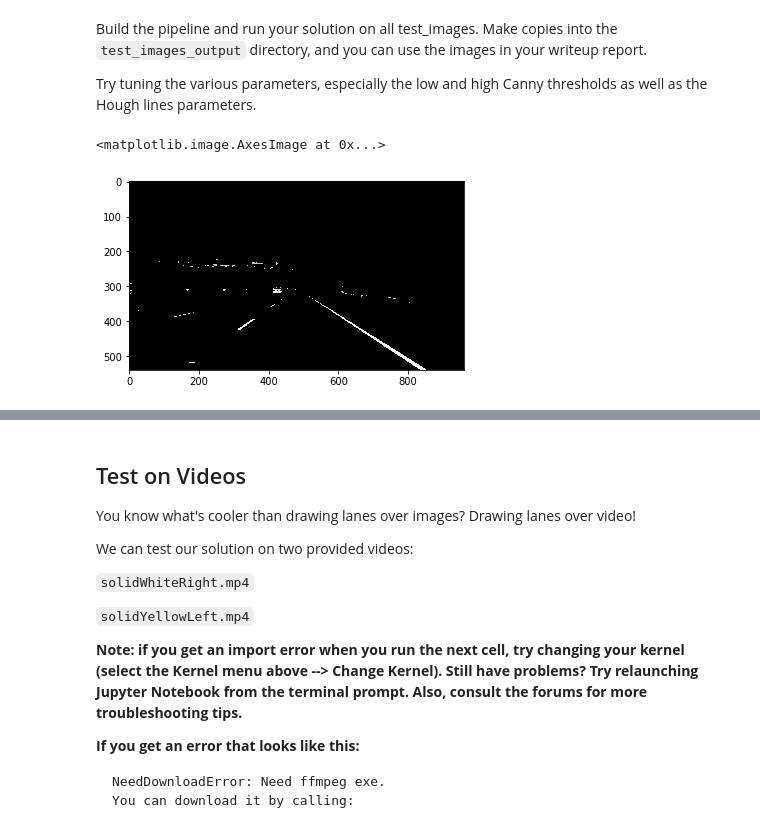
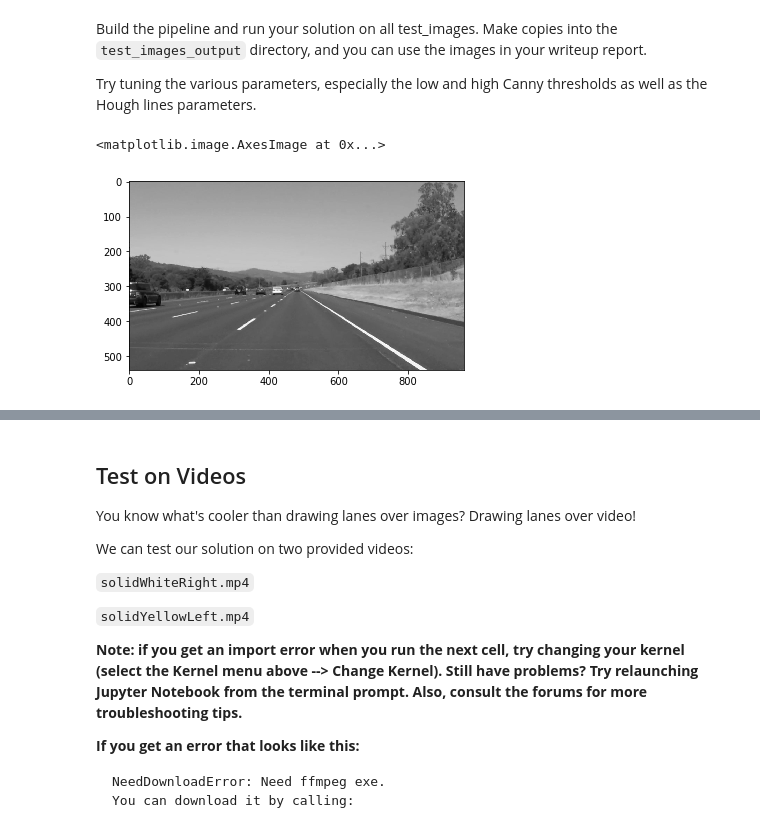
Before and after one commit to ghiberti/CarND-LaneLines-P1, a Jupyter notebook: P1.ipynb, the cells around one changed output, grey strips where cells are left out. Drawn from its saved outputs; the diff is of its cells as text; code cells hidden in the pictures.

```diff
--- a/P1.ipynb
+++ b/P1.ipynb
@@ -195,16 +195,11 @@ Try tuning the various parameters, especially the low and high Canny thresholds
 # %%
 # TODO: Build your pipeline that will draw lane lines on the test_images
 # then save them to the test_images_output directory.
 
-#convert image to gray scale
+# Make a gray scale copy
 img_gry = grayscale(image)
+
+plt.imshow(img_gry, cmap = 'gray')
+# %% [output]
+<matplotlib.image.AxesImage at 0x...>
+[figure, added]
-# %%
-#extract brighter lane markers with masking
-th_w = 200
-img_th = np.copy(img_gry)
-img_th [img_gry < 200] = 0
-
-plt.imshow(img_th, cmap='gray')
-# %% [output]
-<matplotlib.image.AxesImage at 0x...>
-[figure, removed]
```
Also changed, not shown: parts of 7 cells of this notebook.
